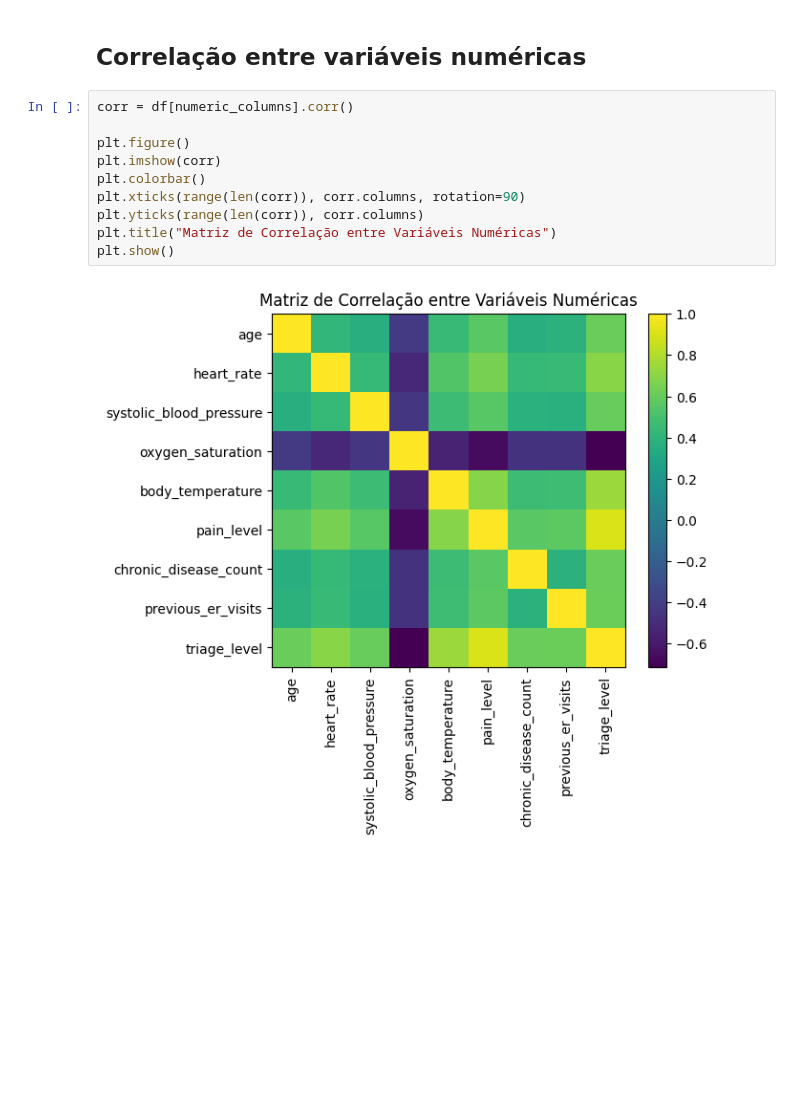
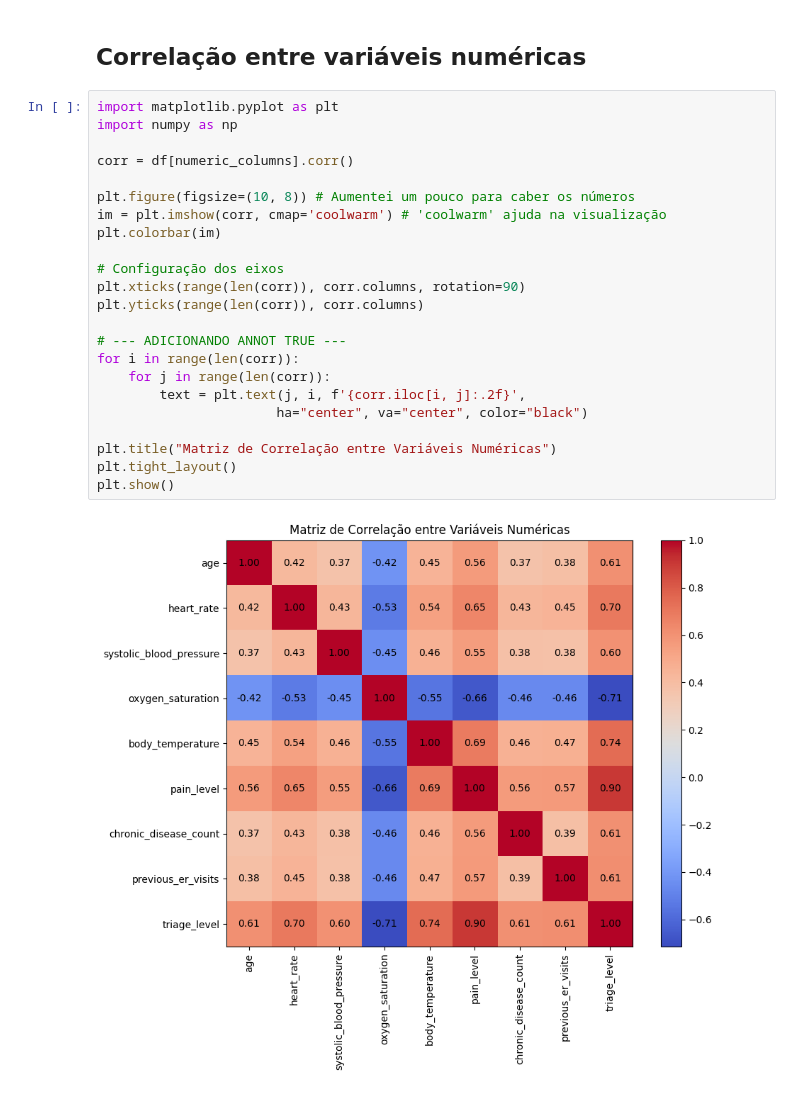
Before and after one commit to luismiguuel/smartflow-health-analytics, a Jupyter notebook: notebooks/01_eda.ipynb, the cells around one changed output. Saved outputs shown, nothing was run; the diff lists cells and outputs as text; blank space fills up the shorter version.

```diff
--- a/notebooks/01_eda.ipynb
+++ b/notebooks/01_eda.ipynb
@@ -269,14 +253,27 @@ No pré-processamento, a estratégia recomendada é a aplicação de One-Hot Enc
 # %% [markdown]
 ## Correlação entre variáveis numéricas
 # %%
+import matplotlib.pyplot as plt
+import numpy as np
+
 corr = df[numeric_columns].corr()
 
-plt.figure()
-plt.imshow(corr)
-plt.colorbar()
+plt.figure(figsize=(10, 8)) # Aumentei um pouco para caber os números
+im = plt.imshow(corr, cmap='coolwarm') # 'coolwarm' ajuda na visualização
+plt.colorbar(im)
+
+# Configuração dos eixos
 plt.xticks(range(len(corr)), corr.columns, rotation=90)
 plt.yticks(range(len(corr)), corr.columns)
+
+# --- ADICIONANDO ANNOT TRUE ---
+for i in range(len(corr)):
+    for j in range(len(corr)):
+        text = plt.text(j, i, f'{corr.iloc[i, j]:.2f}',
+                       ha="center", va="center", color="black")
+
 plt.title("Matriz de Correlação entre Variáveis Numéricas")
+plt.tight_layout()
 plt.show()
 # %% [output]
-[figure, old version]
+[figure, new version]
```
Also changed, not shown: parts of 1 cell of this notebook, 1 other file.
